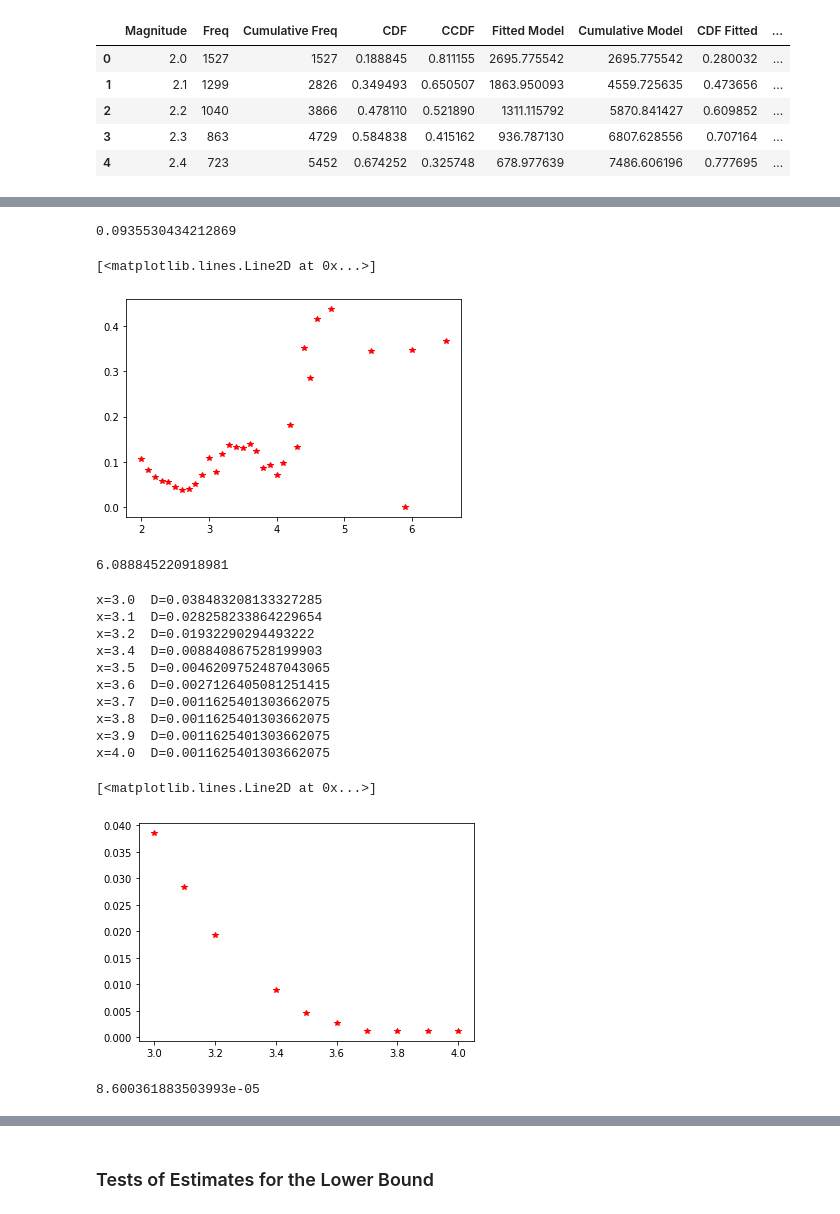
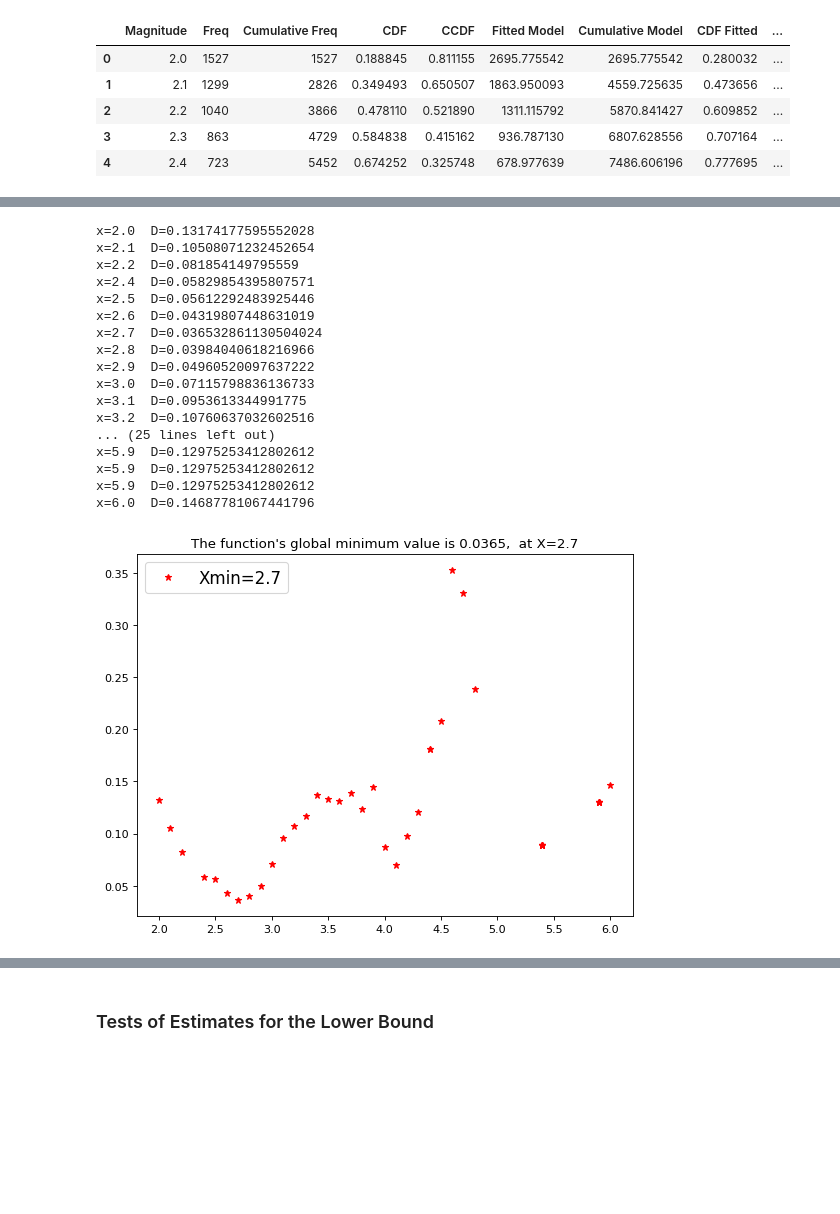
Before and after one commit to DimaFrank/Mathematical_Programming, a Jupyter notebook: Assignment_2.ipynb, the cells around one changed output, grey strips where cells are left out. Drawn from its saved outputs; the diff is of its cells as text; code cells hidden in the pictures; blank space fills up the shorter version.

```diff
--- a/Assignment_2.ipynb
+++ b/Assignment_2.ipynb
@@ -345,19 +310,3 @@ TypeError: ignored
-# %%
-D[18]
-# %% [output]
-0.0935530434212869
-# %%
-plt.plot(aggregated_data['Magnitude'][:-1], D, 'r*')
-# %% [output]
-[<matplotlib.lines.Line2D at 0x...>]
-[figure, removed]
-# %%
-Xmin=3.9
-n = len(test[test['Magnitude']>=Xmin])
-alpha = 1 + n * (np.log(test[test['Magnitude']>Xmin]['Magnitude'] / Xmin).sum())**-1
-alpha
-# %% [output]
-6.088845220918981
 # %%
 # def CDF_actual(x):
 #   if x < data['Magnitude'].min():
@@ -370,51 +319,56 @@ alpha
 #   return float(data[data['Magnitude']<=x]['CDF Fitted'][-1:])
 # %%
 estimation = aggregated_data.copy()
-results = []
 x_axes = []
 D = []
-range = [3,4,0.1] # נבדוק את האיקסים החשודים בלהיות איקס מינימום בטווח הזה בין 3 ל-6, בצעדים של 0.1 בסקלה של ריכטר
+X_range = [2,6,0.1] # נבדוק את האיקסים החשודים בלהיות איקס מינימום בטווח הזה בין 3 ל-6, בצעדים של 0.1 בסקלה של ריכטר
 
 def KS_test_run(dataset, range):
 
-    start = range[0]
-    end = range[1]
-    step= range[2]
+    start = X_range[0]
+    end = X_range[1]
+    step= X_range[2]
 
     while start <= end:
-        tmp = data.copy()
+        tmp = aggregated_data.copy()
         tmp = tmp.sort_values(by=['Magnitude'])
         tmp = tmp[tmp['Magnitude'] >= start]
+        tmp['Fit'] = f(tmp['Magnitude'])
+        tmp['CDF'] = tmp['Freq'].cumsum() / tmp['Freq'].sum()
+        tmp['CDF fitted'] = tmp['Fit'].cumsum() / tmp['Fit'].sum()
+        tmp['delta'] = abs(tmp['CDF fitted']-tmp['CDF'])
         KS = tmp['delta'].max()
         D.append(KS)
         x=tmp['Magnitude'].iloc[0]
         x_axes.append(x)
 
         print('x={}  D={}'.format(x, KS))
 
         start += step
 
 
-
-
 KS_test_run(dataset=estimation, range=range)
+figure(figsize=(8, 6), dpi=80)
+plt.title("The function's global minimum value is {},  at X={}".format(round(min(D),4),x_axes[D.index(min(D))]))
+plt.plot(x_axes, D, 'r*', label='Xmin={}'.format(x_axes[D.index(min(D))]))
+plt.legend(loc=2, prop={'size':15})
+plt.show()
 # %% [output]
-x=3.0  D=0.038483208133327285
-x=3.1  D=0.028258233864229654
-x=3.2  D=0.01932290294493222
-x=3.4  D=0.008840867528199903
-x=3.5  D=0.0046209752487043065
-x=3.6  D=0.0027126405081251415
-x=3.7  D=0.0011625401303662075
-x=3.8  D=0.0011625401303662075
-x=3.9  D=0.0011625401303662075
-x=4.0  D=0.0011625401303662075
+x=2.0  D=0.13174177595552028
+x=2.1  D=0.10508071232452654
+x=2.2  D=0.081854149795559
+x=2.4  D=0.05829854395807571
+x=2.5  D=0.05612292483925446
+x=2.6  D=0.04319807448631019
+x=2.7  D=0.036532861130504024
+x=2.8  D=0.03984040618216966
+x=2.9  D=0.04960520097637222
+x=3.0  D=0.07115798836136733
+x=3.1  D=0.0953613344991775
+x=3.2  D=0.10760637032602516
+... (25 lines left out)
+x=5.9  D=0.12975253412802612
+x=5.9  D=0.12975253412802612
+x=5.9  D=0.12975253412802612
+x=6.0  D=0.14687781067441796
+[figure, added]
-# %%
-plt.plot(x_axes, D, 'r*')
-# %% [output]
-[<matplotlib.lines.Line2D at 0x...>]
-[figure, removed]
-# %%
-min(D)
-# %% [output]
-8.600361883503993e-05
```
Also changed, not shown: parts of 21 cells of this notebook.
